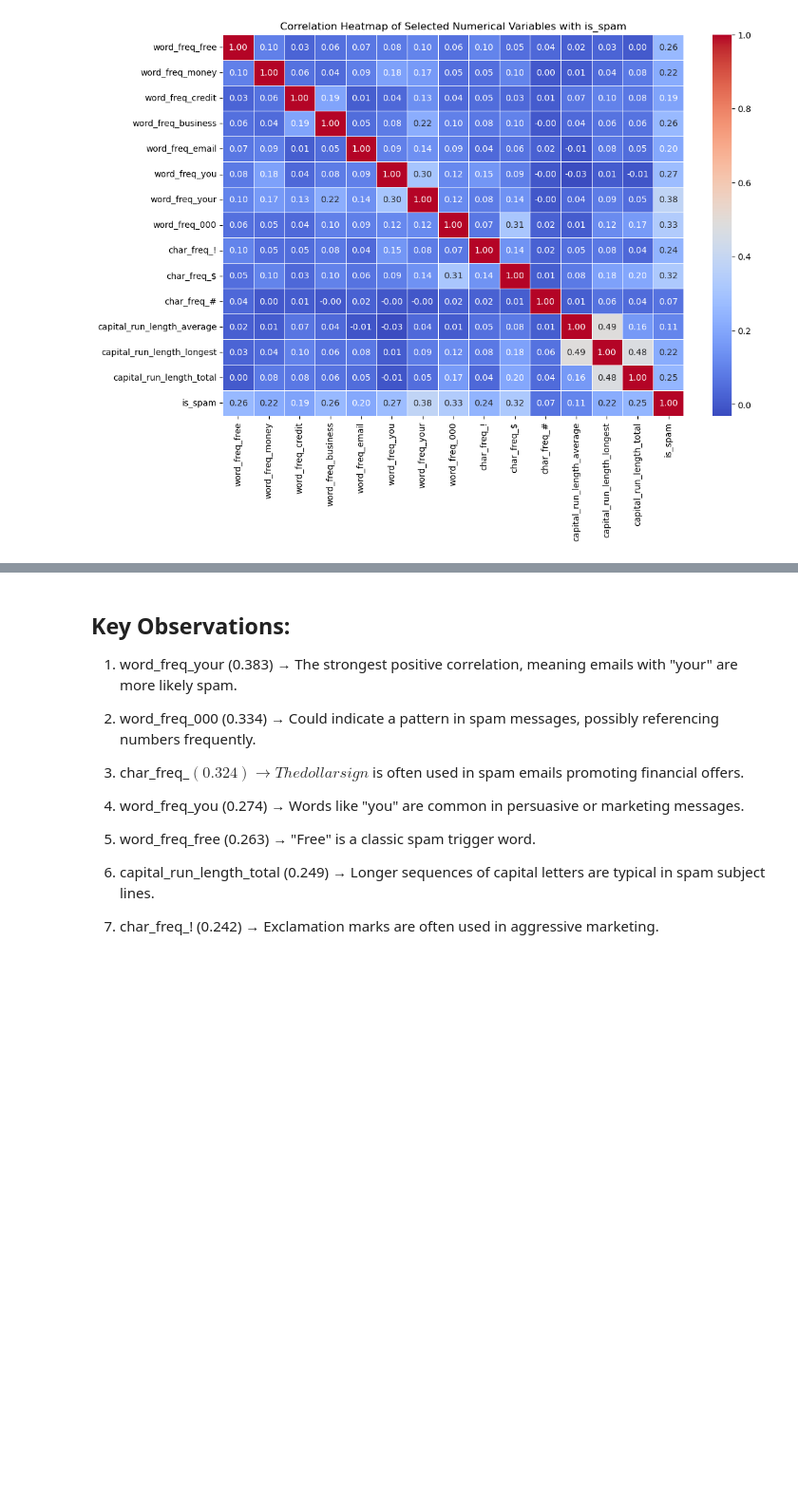
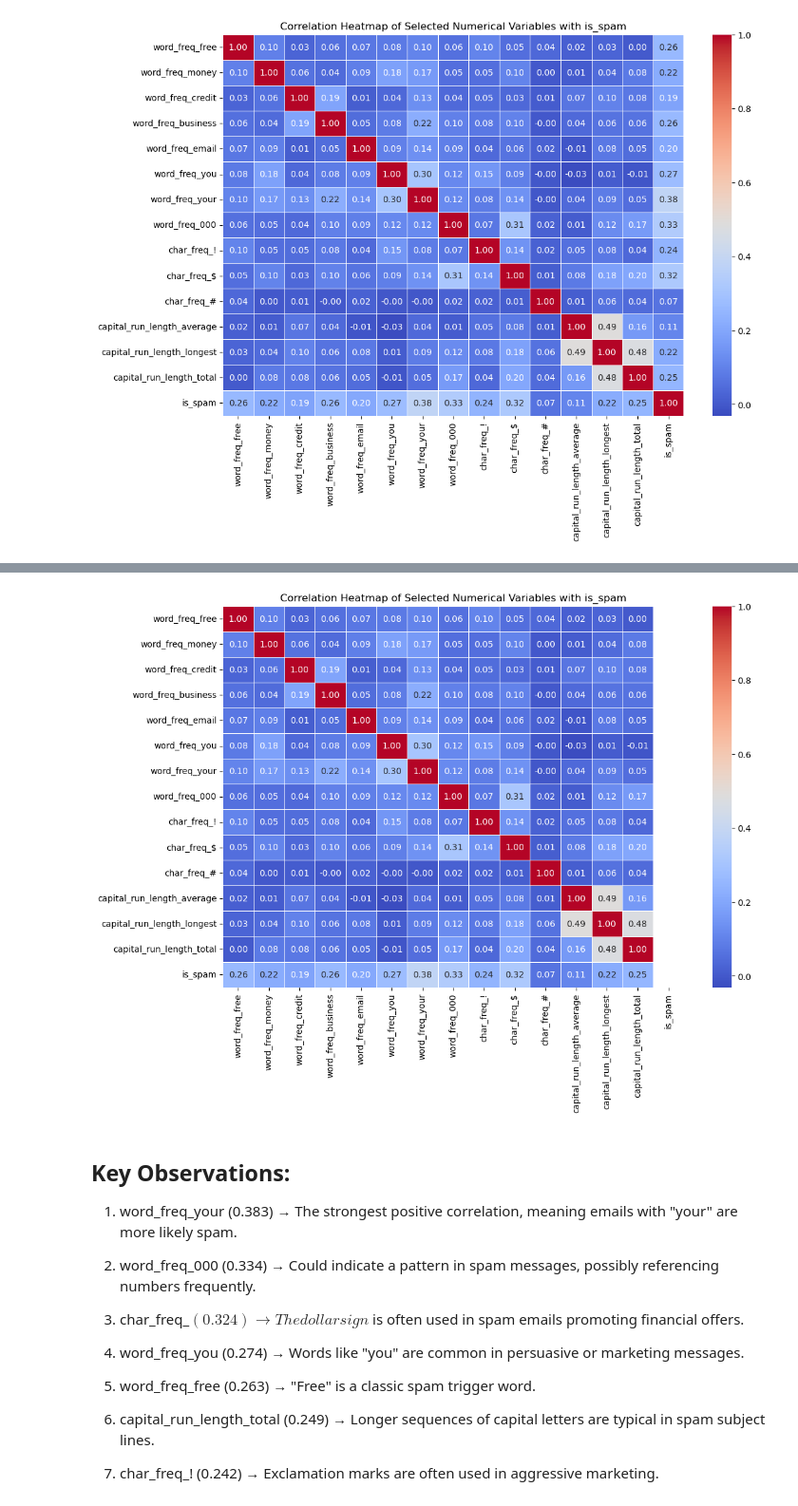
Before and after one commit to LaceErik94/ML-Dirty, a Jupyter notebook: Untitled.ipynb, the cells around one changed output, grey strips where cells are left out. Shown: that part at 95% size. Saved outputs shown, nothing was run; the diff lists cells and outputs as text; code cells hidden in the pictures; blank space fills up the shorter version.

```diff
--- a/Untitled.ipynb
+++ b/Untitled.ipynb
@@ -311,3 +339,31 @@ plt.show()
+# %%
+# Assuming df is your DataFrame and it is already defined
+selected_vars = [
+    "word_freq_free", "word_freq_money", "word_freq_credit", "word_freq_business",
+    "word_freq_email", "word_freq_you", "word_freq_your", "word_freq_000",
+    "char_freq_!", "char_freq_$", "char_freq_#",
+    "capital_run_length_average", "capital_run_length_longest", "capital_run_length_total",
+    "is_spam"
+]
+
+# Calculate the correlation matrix for the selected variables
+correlation_matrix = df[selected_vars].corr()
+
+# Create a mask to only show the correlations with 'is_spam'
+mask = np.zeros_like(correlation_matrix)
+mask[:, -1] = True  # Show only the last column (is_spam)
+
+# Set up the matplotlib figure
+plt.figure(figsize=(12, 8))
+
+# Draw the heatmap with the mask
+sns.heatmap(correlation_matrix, annot=True, fmt='.2f', cmap='coolwarm', linewidths=0.5, mask=mask)
+
+# Set the title
+plt.title("Correlation Heatmap of Selected Numerical Variables with is_spam")
+plt.show()
+# %% [output]
+[figure, added]
 # %% [markdown]
 ## Key Observations:
 
```
Also changed, not shown: parts of 1 cell of this notebook.
